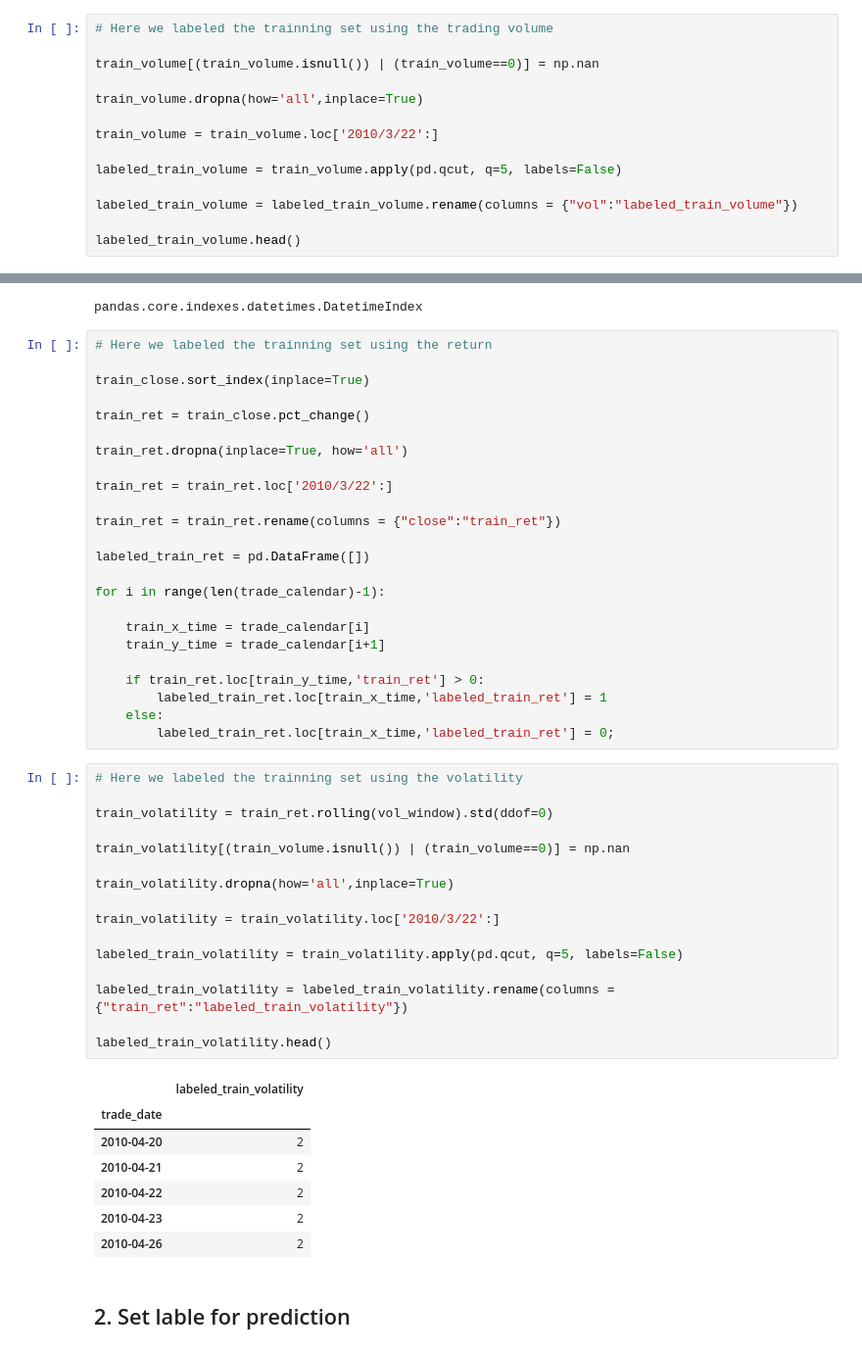
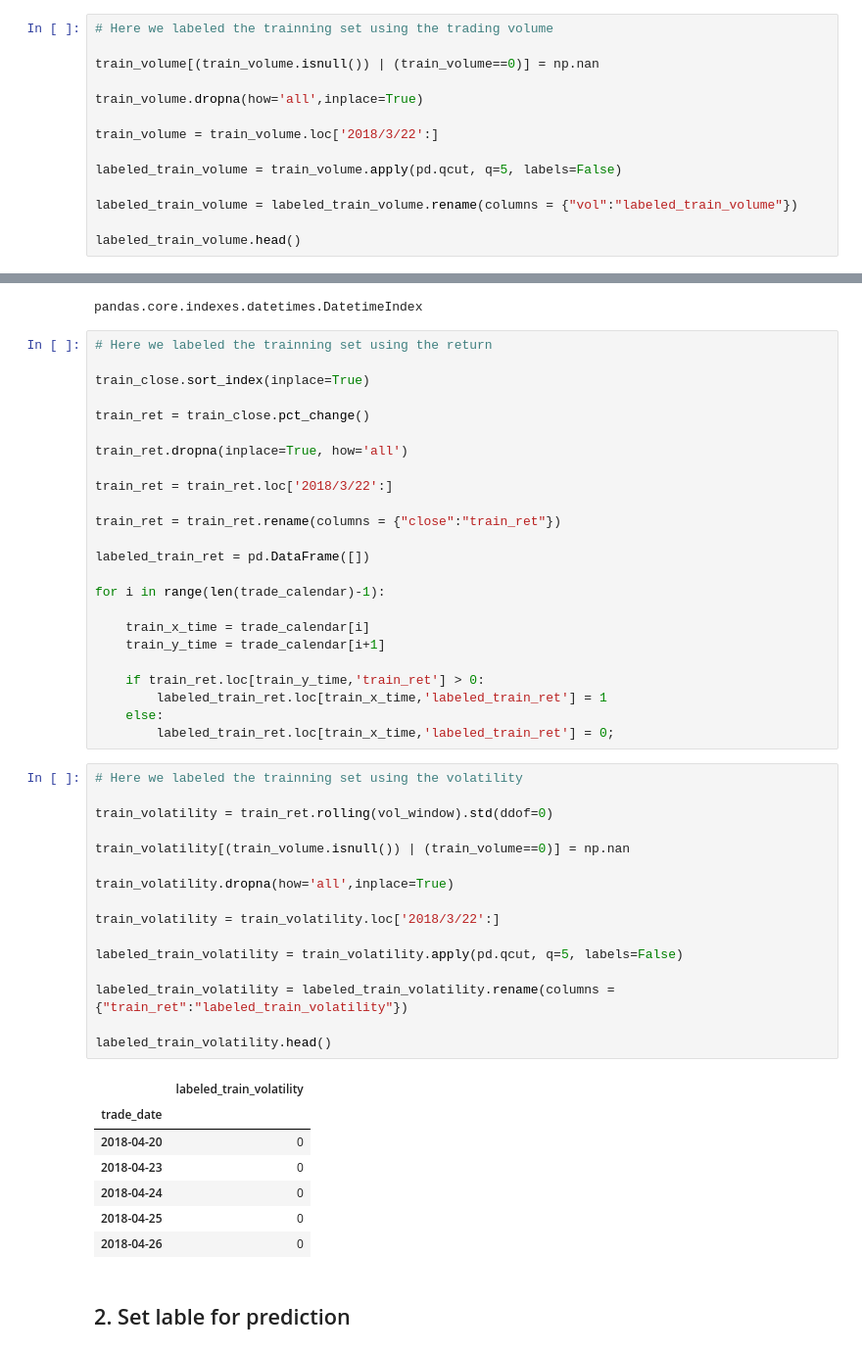
Before and after one commit to CherryCai03/systematic_final_project, a Jupyter notebook: sinopec_petrochina_Model.ipynb, the cells around one changed output, grey strips where cells are left out. Shown at 98% size. Drawn from its saved outputs; the diff is of its cells as text.

```diff
--- a/sinopec_petrochina_Model.ipynb
+++ b/sinopec_petrochina_Model.ipynb
@@ -82,7 +82,7 @@ train_volume[(train_volume.isnull()) | (train_volume==0)] = np.nan
 
 train_volume.dropna(how='all',inplace=True)
 
-train_volume = train_volume.loc['2010/3/22':]
+train_volume = train_volume.loc['2018/3/22':]
 
 labeled_train_volume = train_volume.apply(pd.qcut, q=5, labels=False)
 
@@ -133,7 +133,7 @@ train_ret = train_close.pct_change()
 
 train_ret.dropna(inplace=True, how='all')
 
-train_ret = train_ret.loc['2010/3/22':]
+train_ret = train_ret.loc['2018/3/22':]
 
 train_ret = train_ret.rename(columns = {"close":"train_ret"})
 
@@ -151,27 +151,27 @@ for i in range(len(trade_calendar)-1):
 # %%
 # Here we labeled the trainning set using the volatility
 
 train_volatility = train_ret.rolling(vol_window).std(ddof=0)
 
 train_volatility[(train_volume.isnull()) | (train_volume==0)] = np.nan
 
 train_volatility.dropna(how='all',inplace=True)
 
-train_volatility = train_volatility.loc['2010/3/22':]
+train_volatility = train_volatility.loc['2018/3/22':]
 
 labeled_train_volatility = train_volatility.apply(pd.qcut, q=5, labels=False)
 
 labeled_train_volatility = labeled_train_volatility.rename(columns = {"train_ret":"labeled_train_volatility"})
 
 labeled_train_volatility.head()
 # %% [output]
 |  | labeled_train_volatility |
 | trade_date |  |
-| 2010-04-20 | 2 |
-| 2010-04-21 | 2 |
-| 2010-04-22 | 2 |
-| 2010-04-23 | 2 |
-| 2010-04-26 | 2 |
+| 2018-04-20 | 0 |
+| 2018-04-23 | 0 |
+| 2018-04-24 | 0 |
+| 2018-04-25 | 0 |
+| 2018-04-26 | 0 |
 # %% [markdown]
 ## 2. Set lable for prediction
 # %%
```
Also changed, not shown: parts of 16 cells of this notebook, 10 other files.
